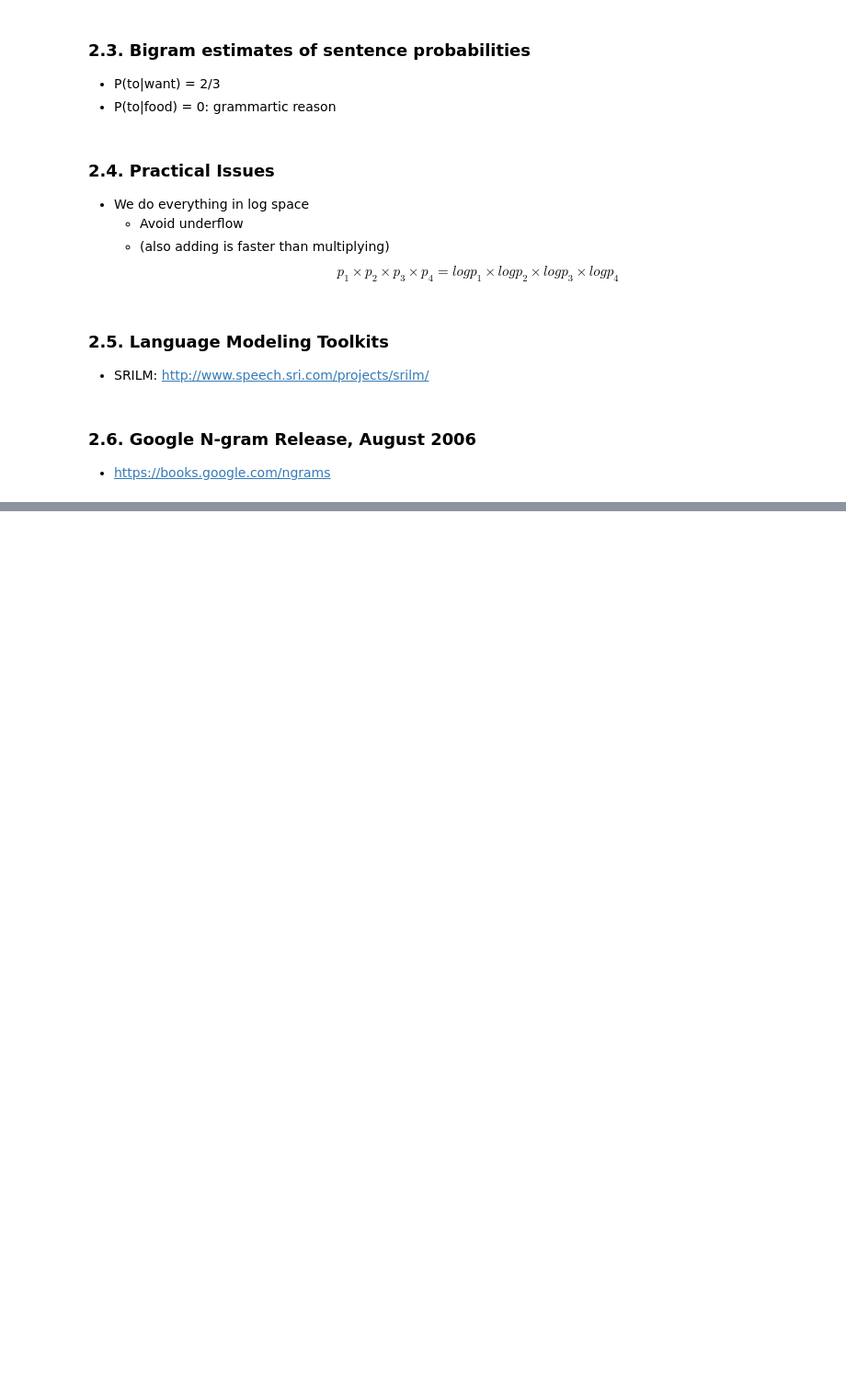
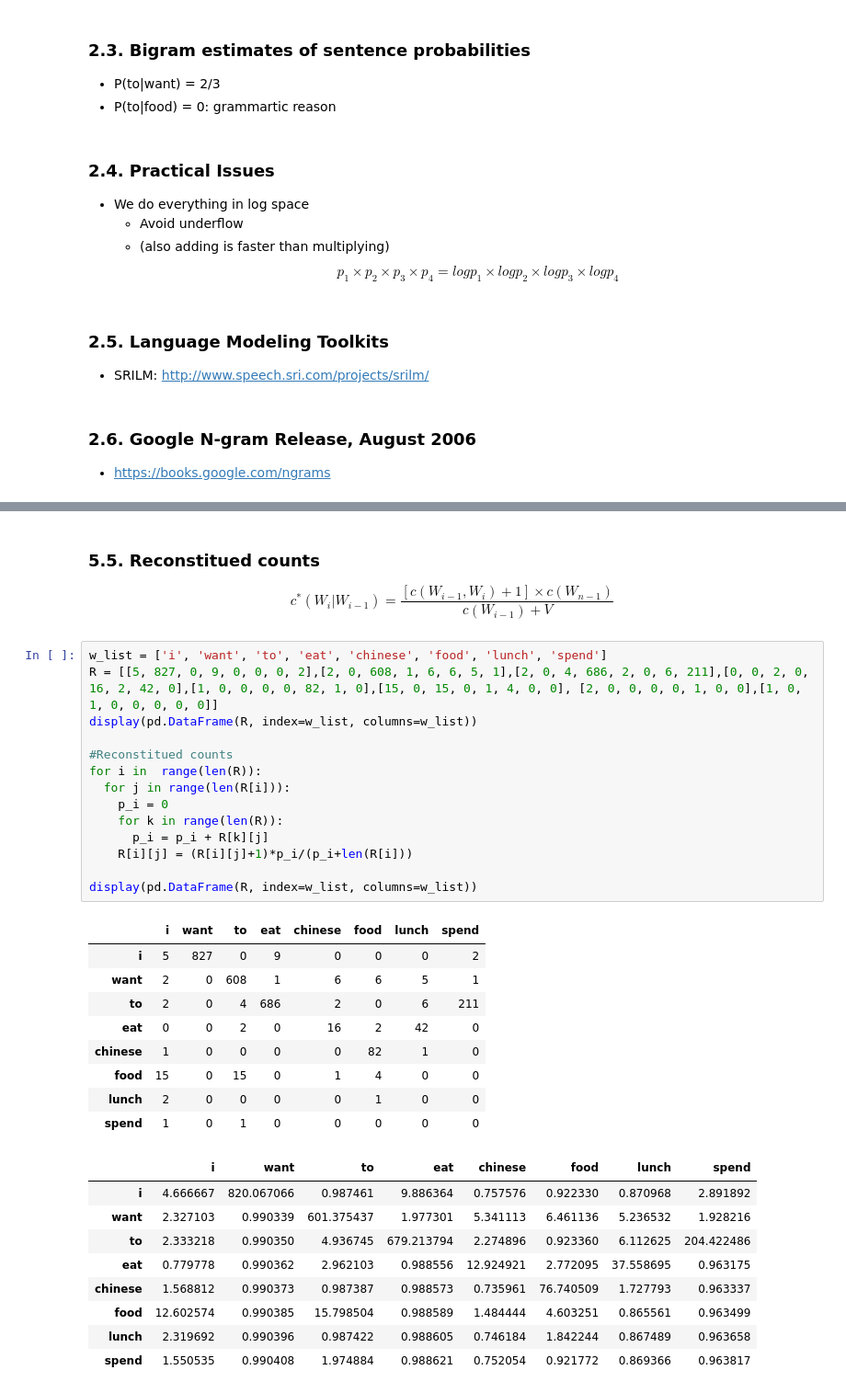
Before and after one commit to 00bfff-m/programming, a Jupyter notebook: CS_124.ipynb, the cells around one changed output, grey strips where cells are left out. Shown: that part at 92% size. Cells and saved outputs as stored; diff of their text form; blank space fills up the shorter version.

```diff
--- a/CS_124.ipynb
+++ b/CS_124.ipynb
@@ -821,0 +932,37 @@ display(pd.DataFrame(n_gram, index=bow(str_list), columns=bow(str_list)))
+# %% [markdown]
+### 5.5. Reconstitued counts
+
+$$c^*(W_i|W_{i-1}) = \frac{[c(W_{i-1},W_i)+1]\times c(W_{n-1})}{c(W_{i-1})+V}$$
+# %%
+w_list = ['i', 'want', 'to', 'eat', 'chinese', 'food', 'lunch', 'spend']
+R = [[5, 827, 0, 9, 0, 0, 0, 2],[2, 0, 608, 1, 6, 6, 5, 1],[2, 0, 4, 686, 2, 0, 6, 211],[0, 0, 2, 0, 16, 2, 42, 0],[1, 0, 0, 0, 0, 82, 1, 0],[15, 0, 15, 0, 1, 4, 0, 0], [2, 0, 0, 0, 0, 1, 0, 0],[1, 0, 1, 0, 0, 0, 0, 0]]
+display(pd.DataFrame(R, index=w_list, columns=w_list))
+
+#Reconstitued counts
+for i in  range(len(R)):
+  for j in range(len(R[i])):
+    p_i = 0
+    for k in range(len(R)):
+      p_i = p_i + R[k][j]
+    R[i][j] = (R[i][j]+1)*p_i/(p_i+len(R[i]))
+
+display(pd.DataFrame(R, index=w_list, columns=w_list))
+# %% [output]
+|  | i | want | to | eat | chinese | food | lunch | spend |
+| i | 5 | 827 | 0 | 9 | 0 | 0 | 0 | 2 |
+| want | 2 | 0 | 608 | 1 | 6 | 6 | 5 | 1 |
+| to | 2 | 0 | 4 | 686 | 2 | 0 | 6 | 211 |
+| eat | 0 | 0 | 2 | 0 | 16 | 2 | 42 | 0 |
+| chinese | 1 | 0 | 0 | 0 | 0 | 82 | 1 | 0 |
+| food | 15 | 0 | 15 | 0 | 1 | 4 | 0 | 0 |
+| lunch | 2 | 0 | 0 | 0 | 0 | 1 | 0 | 0 |
+| spend | 1 | 0 | 1 | 0 | 0 | 0 | 0 | 0 |
+|  | i | want | to | eat | chinese | food | lunch | spend |
+| i | 4.666667 | 820.067066 | 0.987461 | 9.886364 | 0.757576 | 0.922330 | 0.870968 | 2.891892 |
+| want | 2.327103 | 0.990339 | 601.375437 | 1.977301 | 5.341113 | 6.461136 | 5.236532 | 1.928216 |
+| to | 2.333218 | 0.990350 | 4.936745 | 679.213794 | 2.274896 | 0.923360 | 6.112625 | 204.422486 |
+| eat | 0.779778 | 0.990362 | 2.962103 | 0.988556 | 12.924921 | 2.772095 | 37.558695 | 0.963175 |
+| chinese | 1.568812 | 0.990373 | 0.987387 | 0.988573 | 0.735961 | 76.740509 | 1.727793 | 0.963337 |
+| food | 12.602574 | 0.990385 | 15.798504 | 0.988589 | 1.484444 | 4.603251 | 0.865561 | 0.963499 |
+| lunch | 2.319692 | 0.990396 | 0.987422 | 0.988605 | 0.746184 | 1.842244 | 0.867489 | 0.963658 |
+| spend | 1.550535 | 0.990408 | 1.974884 | 0.988621 | 0.752054 | 0.921772 | 0.869366 | 0.963817 |
```
Also changed, not shown: parts of 88 cells of this notebook.
